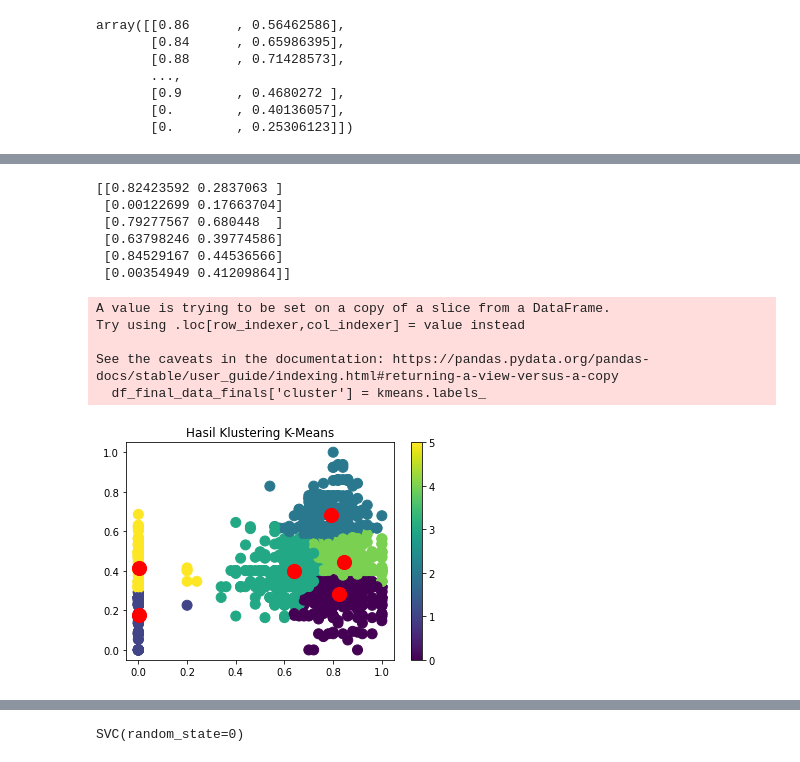
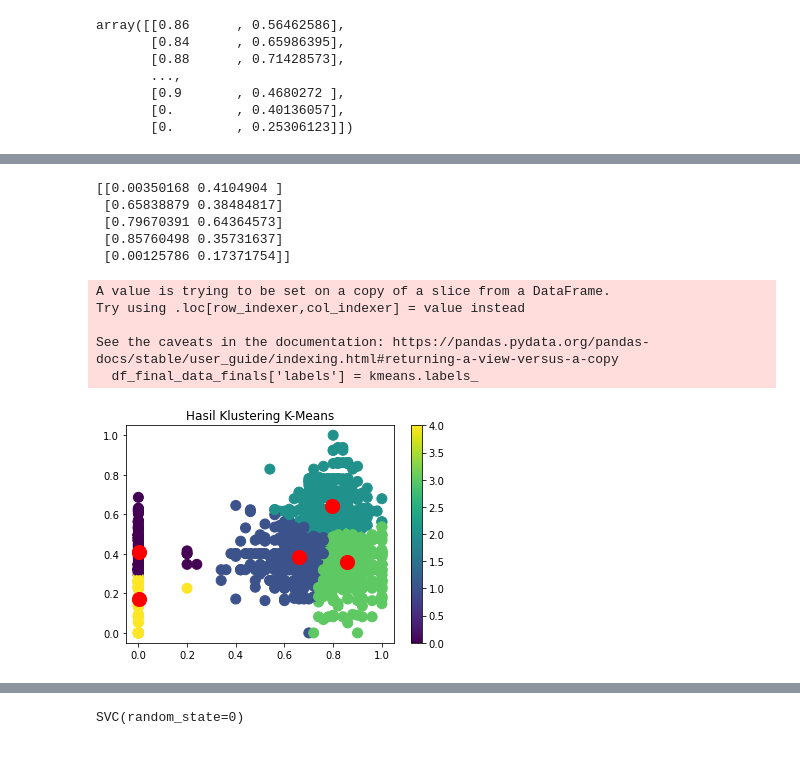
Before and after one commit to mister-riduro/datasets-final-project, a Jupyter notebook: Training_Data/training.ipynb, the cells around one changed output, grey strips where cells are left out. Drawn from its saved outputs; the diff is of its cells as text; code cells hidden in the pictures.

```diff
--- a/Training_Data/training.ipynb
+++ b/Training_Data/training.ipynb
@@ -289,31 +354,32 @@ array([[0.86      , 0.56462586],
 # %%
-#yang diutak atik, jumlah cluster
+# #yang diutak atik, jumlah cluster
 
-kmeans = KMeans(n_clusters = 6, init='k-means++', n_init=10, max_iter=300, tol=0.0001, verbose=0, random_state=None, copy_x=True, algorithm='elkan')
-kmeans.fit(x_scaled)
+# amount_cluster = [4, 5, 6, 8]
 
-print(kmeans.cluster_centers_)
+# kmeans = KMeans(n_clusters = 5, n_init=10, max_iter=300, algorithm='elkan')
+# kmeans.fit(x_scaled)
+
+# print(kmeans.cluster_centers_)
 # %% [output]
-[[0.82423592 0.2837063 ]
- [0.00122699 0.17663704]
- [0.79277567 0.680448  ]
- [0.63798246 0.39774586]
- [0.84529167 0.44536566]
- [0.00354949 0.41209864]]
+[[0.00350168 0.4104904 ]
+ [0.65838879 0.38484817]
+ [0.79670391 0.64364573]
+ [0.85760498 0.35731637]
+ [0.00125786 0.17371754]]
 # %%
-df_final_data_finals['cluster'] = kmeans.labels_
+# df_final_data_finals['labels'] = kmeans.labels_
 
-output = plt.scatter(x_scaled[:,0], x_scaled[:,1], s = 100, c = df_final_data_finals.cluster, marker = "o", alpha = 1, )
-centers = kmeans.cluster_centers_
-plt.scatter(centers[:,0], centers[:,1], c='red', s=200, alpha=1 , marker="o");
-plt.title("Hasil Klustering K-Means")
-plt.colorbar (output)
-plt.show()
+# output = plt.scatter(x_scaled[:,0], x_scaled[:,1], s = 100, c = df_final_data_finals.labels, marker = "o", alpha = 1, )
+# centers = kmeans.cluster_centers_
+# plt.scatter(centers[:,0], centers[:,1], c='red', s=200, alpha=1 , marker="o");
+# plt.title("Hasil Klustering K-Means")
+# plt.colorbar (output)
+# plt.show()
 # %% [output]
 A value is trying to be set on a copy of a slice from a DataFrame.
 Try using .loc[row_indexer,col_indexer] = value instead
 
 See the caveats in the documentation: https://pandas.pydata.org/pandas-docs/stable/user_guide/indexing.html#returning-a-view-versus-a-copy
-  df_final_data_finals['cluster'] = kmeans.labels_
+  df_final_data_finals['labels'] = kmeans.labels_
-[figure, old version]
+[figure, new version]
 # %%
```
Also changed, not shown: parts of 13 cells of this notebook.
